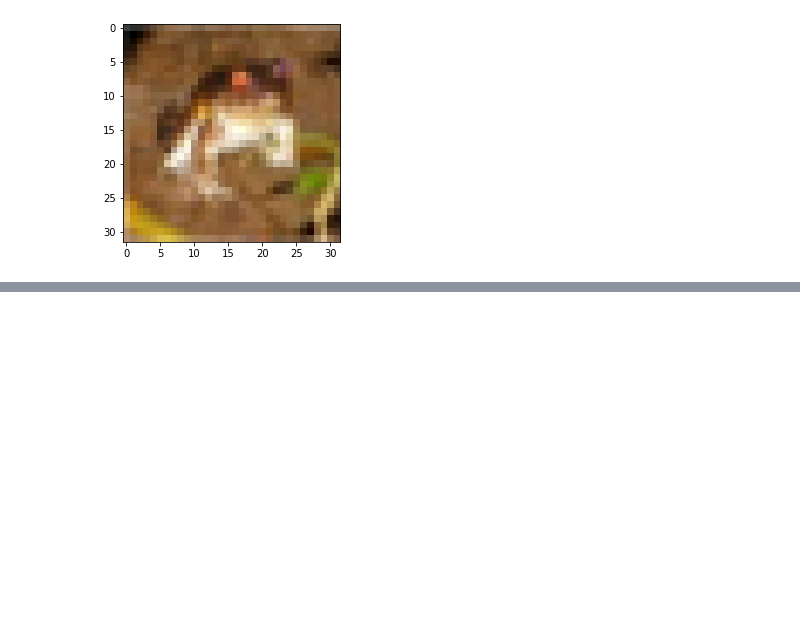
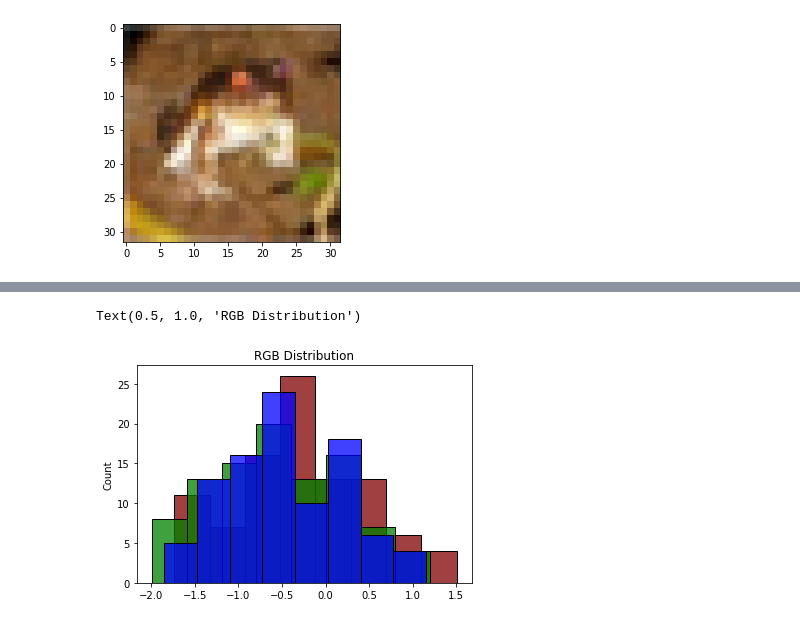
Before and after one commit to tjwhitaker/thewhiteacre, a Jupyter notebook: src/notebooks/data-augmentation.ipynb, the cells around one changed output, grey strips where cells are left out. Cells and saved outputs as stored; diff of their text form; code cells hidden in the pictures; blank space fills up the shorter version.

```diff
--- a/src/notebooks/data-augmentation.ipynb
+++ b/src/notebooks/data-augmentation.ipynb
@@ -26,0 +54,13 @@ plt.imshow(train[0][0])
+# %%
+transforms = torchvision.transforms.Compose(
+    [torchvision.transforms.ToTensor(),
+     torchvision.transforms.Normalize(mean, std)])
+
+img_s = transforms(img)
+
+sns.histplot(img_n[:, :, 0].flatten(), color="maroon")
+sns.histplot(img_n[:, :, 1].flatten(), color="green")
+sns.histplot(img_n[:, :, 2].flatten(), color="blue").set_title('RGB Distribution')
+# %% [output]
+Text(0.5, 1.0, 'RGB Distribution')
+[figure, added]
```
Also changed, not shown: parts of 8 cells of this notebook, 14 other files.
